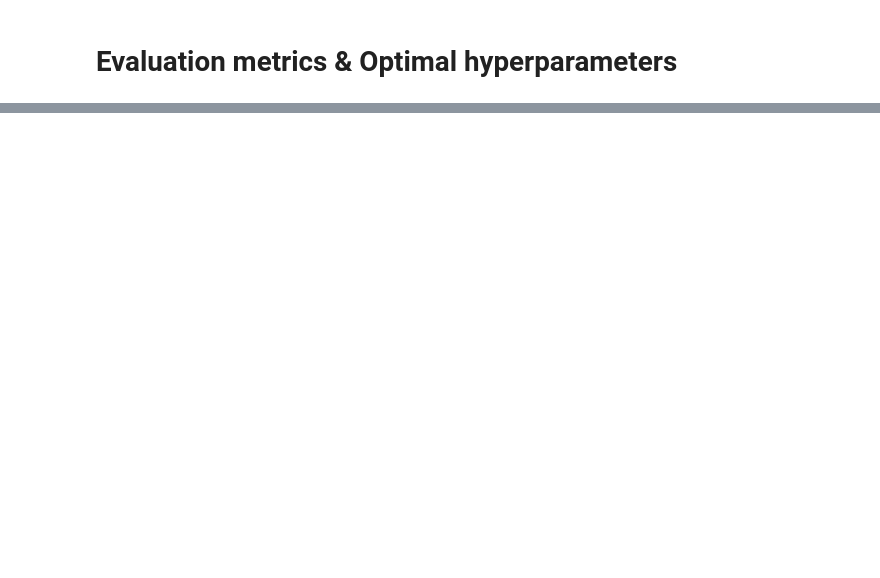
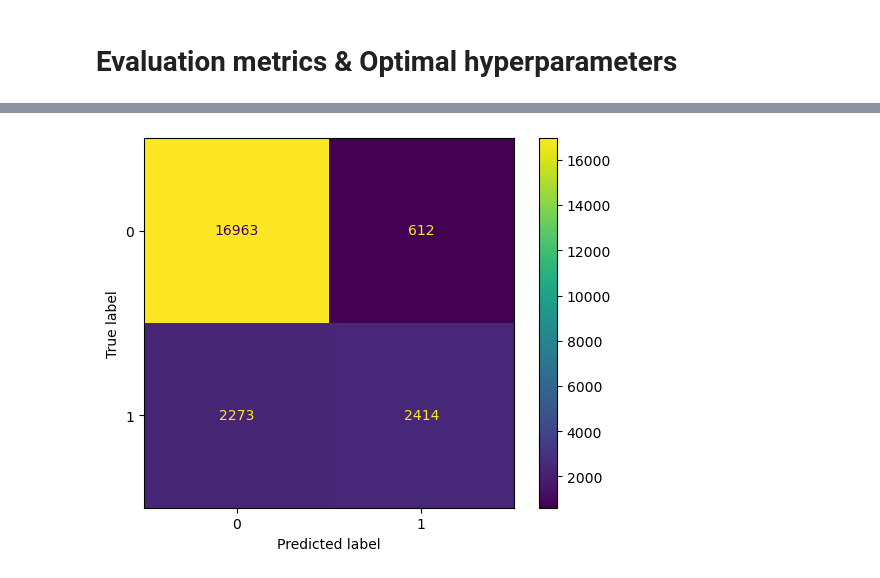
Before and after one commit to victormorizon/baqm-seminar-16, a Jupyter notebook: baseline/model_sten.ipynb, the cells around one changed output, grey strips where cells are left out. Saved outputs shown, nothing was run; the diff lists cells and outputs as text; code cells hidden in the pictures; blank space fills up the shorter version.

```diff
--- a/baseline/model_sten.ipynb
+++ b/baseline/model_sten.ipynb
@@ -34,6 +38,10 @@ for column in df.columns:
         continuous_features.append(column)
 
 print(f'Binary Features: {binary_features}')
+
+
+categorical_features.remove('years_since_last_car_change')
 print(f'Categorical Features: {categorical_features}')
 print(f'Continuous Features: {continuous_features}')
+continuous_features.append( 'years_since_last_car_change')
 # %% [output]
@@ -90,7 +82,7 @@ Suggested scale_pos_weight value: 11.766233766233766
 # Tuning Hyperparameters & Training the model
 # %%
 from hyperopt import hp, fmin, tpe, STATUS_OK, Trials
-from sklearn.metrics import accuracy_score, precision_score, recall_score, f1_score, confusion_matrix, roc_auc_score, ConfusionMatrixDisplay
+from sklearn.metrics import accuracy_score, precision_score, recall_score, f1_score, confusion_matrix, roc_auc_score, ConfusionMatrixDisplay, make_scorer
 from sklearn.model_selection import cross_val_score
 from xgboost import XGBClassifier
 import matplotlib.pyplot as plt
@@ -103,10 +95,12 @@ space = {
     'subsample': hp.uniform('subsample', 0.6, 1.0),
     'gamma': hp.uniform('gamma', 0, 0.5),
     'colsample_bytree': hp.uniform('colsample_bytree', 0.5, 1.0),
-    'min_child_weight': hp.quniform('min_child_weight', 1, 10, 1),
+    'min_child_weight': hp.quniform('min_child_weight', 8, 20, 1),
     'reg_alpha': hp.uniform('reg_alpha', 0, 1),
     'reg_lambda': hp.uniform('reg_lambda', 0, 1)
 }
+
+
 
 def objective(space):
     model = XGBClassifier(
@@ -118,7 +112,7 @@ def objective(space):
         colsample_bytree=space['colsample_bytree'],
         min_child_weight = space['min_child_weight'],
         reg_alpha=space['reg_alpha'],
-        scale_pos_weight=scale_pos_weight_value,
+        # scale_pos_weight=scale_pos_weight_value,
         reg_lambda=space['reg_lambda'],
         objective='binary:logistic',
         tree_method='hist',
@@ -126,14 +120,14 @@ def objective(space):
     )
 
     # Using cross-validation for evaluation
-    f1 = cross_val_score(model, X_train, y_train, cv=2, scoring='roc_auc').mean()
+    score = cross_val_score(model, X_train, y_train, cv=5, scoring = 'neg_brier_score' ).mean()
 
     # We aim to maximize f1, hence we return its negative value
-    return {'loss': -f1, 'status': STATUS_OK}
+    return {'loss': - score, 'status': STATUS_OK}
 
 # Run the algorithm
 trials = Trials()
-best = fmin(fn=objective, space=space, algo=tpe.suggest, max_evals=100, trials=trials)
+best = fmin(fn=objective, space=space, algo=tpe.suggest, max_evals=50, trials=trials)
 
 print("Best parameters:", best)
 # %% [output]
@@ -197,0 +140,64 @@ F1 Score: 0.4530612244897959
+# %%
+from sklearn.metrics import accuracy_score, precision_score, recall_score, f1_score, confusion_matrix, roc_auc_score, ConfusionMatrixDisplay, average_precision_score, median_absolute_error, mean_absolute_error
+
+# Use the best parameters
+model = XGBClassifier(
+    n_estimators=int(best['n_estimators']),
+    max_depth=int(best['max_depth']),
+    learning_rate=best['learning_rate'],
+    subsample=best['subsample'],
+    gamma=best['gamma'],
+    colsample_bytree=best['colsample_bytree'],
+    min_child_weight = best['min_child_weight'],
+    # scale_pos_weight=scale_pos_weight_value,
+    reg_alpha=best['reg_alpha'],
+    reg_lambda=best['reg_lambda'],
+    objective='binary:logistic',
+    tree_method='hist',
+    enable_categorical = True
+)
+
+# Fit the model
+model.fit(X_train, y_train)
+
+# Make predictions
+# preds = model.predict_proba(X_test)
+
+threshold = 0.5
+probabilities = model.predict_proba(X_test)[:, 1]
+preds = np.abs(np.ceil(np.array(probabilities) - threshold)).astype("int")
+
+def mae_prob(y_true, y_pred_probs):
+    return mean_absolute_error(y_true, y_pred_probs)
+
+def medae_prob(y_true, y_pred_probs):
+    return median_absolute_error(y_true, y_pred_probs)
+
+mae_prob_scorer = make_scorer(mae_prob, needs_proba=True)
+medae_prob_scorer = make_scorer(medae_prob, needs_proba=True)
+
+logloss_score = cross_val_score(model, X, y, scoring= 'neg_log_loss')
+brier_score = cross_val_score(model, X, y, cv = 5, scoring = 'neg_brier_score')
+scores_mae = cross_val_score(model, X, y, cv=5, scoring=mae_prob_scorer)
+scores_medae = cross_val_score(model, X, y, cv=5, scoring=medae_prob_scorer)
+
+
+# scores_custom = cross_val_score(model, X, y, cv=5, scoring=custom_cost_score)
+
+conf_matrix = confusion_matrix(y_test, preds)
+
+
+
+print('CV Average logloss: {0:0.4f}'.format(np.mean(logloss_score)))
+print('CV mean_absolute_error: {0:0.4f}'.format(np.mean(scores_mae)))
+print('CV Average  brier score: {0:0.4f}'.format(np.mean(brier_score)))
+print('CV median_absolute_error: {0:0.4f}'.format(np.mean(scores_medae)))
+
+
+# print('CV Average Custom score: {0:0.4f}'.format(np.mean(scores_custom)))
+
+# Plot confusion matrix
+disp = ConfusionMatrixDisplay(confusion_matrix=conf_matrix)
+disp.plot()
+plt.show()
+# %% [output]
@@ -197,0 +208 @@ F1 Score: 0.4530612244897959
+[figure, added]
```
Also changed, not shown: parts of 10 cells of this notebook, 3 other files.
